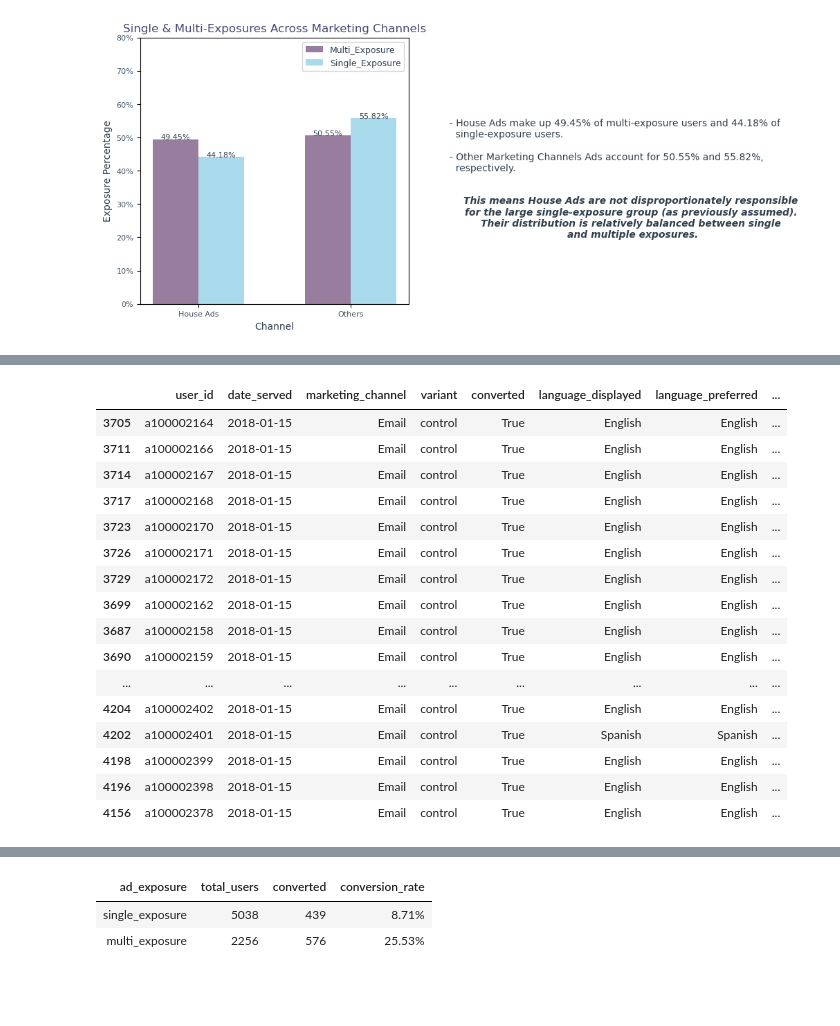
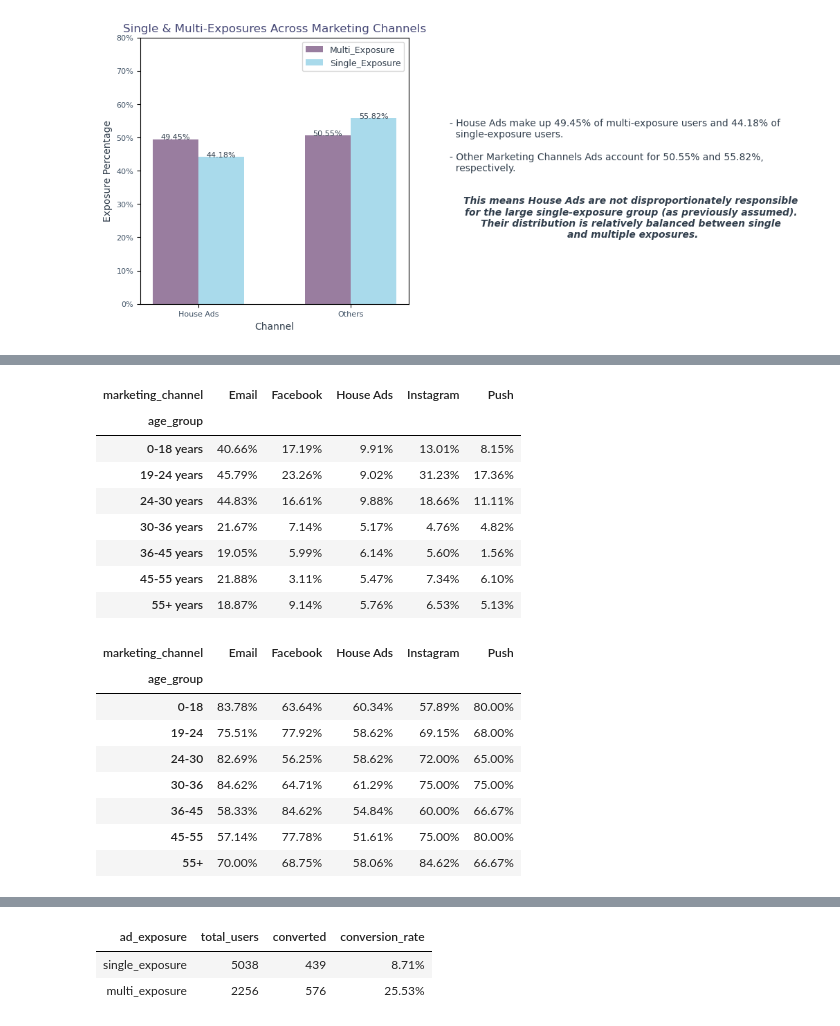
Before and after one commit to hend-a-ghafour/Analyzing_Marketing_Campaigns, a Jupyter notebook: Analyzing_Marketing_Campaigns.ipynb, the cells around one changed output, grey strips where cells are left out. Saved outputs shown, nothing was run; the diff lists cells and outputs as text; code cells hidden in the pictures; blank space fills up the shorter version.

```diff
--- a/Analyzing_Marketing_Campaigns.ipynb
+++ b/Analyzing_Marketing_Campaigns.ipynb
@@ -2441,20 +2422,50 @@ memory usage: 122.7+ KB
-# %%
-converted_users[converted_users.subscribing_channel.isna()==True]
-# %% [output]
-|  | user_id | date_served | marketing_channel | variant | converted | language_displayed | language_preferred | ... |
-| 3705 | a100002164 | 2018-01-15 | Email | control | True | English | English | ... |
-| 3711 | a100002166 | 2018-01-15 | Email | control | True | English | English | ... |
-| 3714 | a100002167 | 2018-01-15 | Email | control | True | English | English | ... |
-| 3717 | a100002168 | 2018-01-15 | Email | control | True | English | English | ... |
-| 3723 | a100002170 | 2018-01-15 | Email | control | True | English | English | ... |
-| 3726 | a100002171 | 2018-01-15 | Email | control | True | English | English | ... |
-| 3729 | a100002172 | 2018-01-15 | Email | control | True | English | English | ... |
-| 3699 | a100002162 | 2018-01-15 | Email | control | True | English | English | ... |
-| 3687 | a100002158 | 2018-01-15 | Email | control | True | English | English | ... |
-| 3690 | a100002159 | 2018-01-15 | Email | control | True | English | English | ... |
-| ... | ... | ... | ... | ... | ... | ... | ... | ... |
-| 4204 | a100002402 | 2018-01-15 | Email | control | True | English | English | ... |
-| 4202 | a100002401 | 2018-01-15 | Email | control | True | Spanish | Spanish | ... |
-| 4198 | a100002399 | 2018-01-15 | Email | control | True | English | English | ... |
-| 4196 | a100002398 | 2018-01-15 | Email | control | True | English | English | ... |
-| 4156 | a100002378 | 2018-01-15 | Email | control | True | English | English | ... |
+# %%
+# Calculating the Conversion Rates for the combinations of Marketing Channels & Age groups
+converted_ch_age=converted_users.groupby(['marketing_channel','age_group']).user_id.nunique().reset_index()\
+                                .rename(columns={'user_id':'converted'})
+
+users_ch_age=marketing.groupby(['marketing_channel','age_group']).user_id.nunique().reset_index()\
+                      .rename(columns={'user_id':'total_users'})
+
+conversion_ch_age= users_ch_age.merge(converted_ch_age, on=['marketing_channel','age_group'])
+
+conversion_ch_age['conversion_rate']= conversion_ch_age['converted']/conversion_ch_age['total_users']
+
+conversion_ch_age=conversion_ch_age.loc[:,['marketing_channel', 'age_group','conversion_rate']]\
+                                   .pivot_table(values='conversion_rate', index='age_group',columns='marketing_channel')
+
+conversion_ch_age.style.format('{:,.2%}')
+# %% [output]
+| marketing_channel | Email | Facebook | House Ads | Instagram | Push |
+| age_group |  |  |  |  |  |
+| 0-18 years | 40.66% | 17.19% | 9.91% | 13.01% | 8.15% |
+| 19-24 years | 45.79% | 23.26% | 9.02% | 31.23% | 17.36% |
+| 24-30 years | 44.83% | 16.61% | 9.88% | 18.66% | 11.11% |
+| 30-36 years | 21.67% | 7.14% | 5.17% | 4.76% | 4.82% |
+| 36-45 years | 19.05% | 5.99% | 6.14% | 5.60% | 1.56% |
+| 45-55 years | 21.88% | 3.11% | 5.47% | 7.34% | 6.10% |
+| 55+ years | 18.87% | 9.14% | 5.76% | 6.53% | 5.13% |
+# %%
+# Calculating Retention Rate for the combinations of Marketing Channels & Age groups
+retained_ch_age=retained_users.groupby(['marketing_channel','age_group']).user_id.nunique().reset_index()\
+                                .rename(columns={'user_id':'retained'})
+
+retention_ch_age= converted_ch_age.merge(retained_ch_age, on=['marketing_channel','age_group'])
+
+retention_ch_age['retention_rate']=retention_ch_age['retained']/retention_ch_age['converted']
+
+retention_ch_age=retention_ch_age.loc[:,['marketing_channel', 'age_group','retention_rate']]\
+                                   .pivot_table(values='retention_rate', index='age_group',columns='marketing_channel')
+retention_ch_age.index=retention_ch_age.index.str.replace(' years','')
+
+retention_ch_age.style.format('{:,.2%}')
+# %% [output]
+| marketing_channel | Email | Facebook | House Ads | Instagram | Push |
+| age_group |  |  |  |  |  |
+| 0-18 | 83.78% | 63.64% | 60.34% | 57.89% | 80.00% |
+| 19-24 | 75.51% | 77.92% | 58.62% | 69.15% | 68.00% |
+| 24-30 | 82.69% | 56.25% | 58.62% | 72.00% | 65.00% |
+| 30-36 | 84.62% | 64.71% | 61.29% | 75.00% | 75.00% |
+| 36-45 | 58.33% | 84.62% | 54.84% | 60.00% | 66.67% |
+| 45-55 | 57.14% | 77.78% | 51.61% | 75.00% | 80.00% |
+| 55+ | 70.00% | 68.75% | 58.06% | 84.62% | 66.67% |
```
Also changed, not shown: parts of 12 cells of this notebook, 1 other file.
